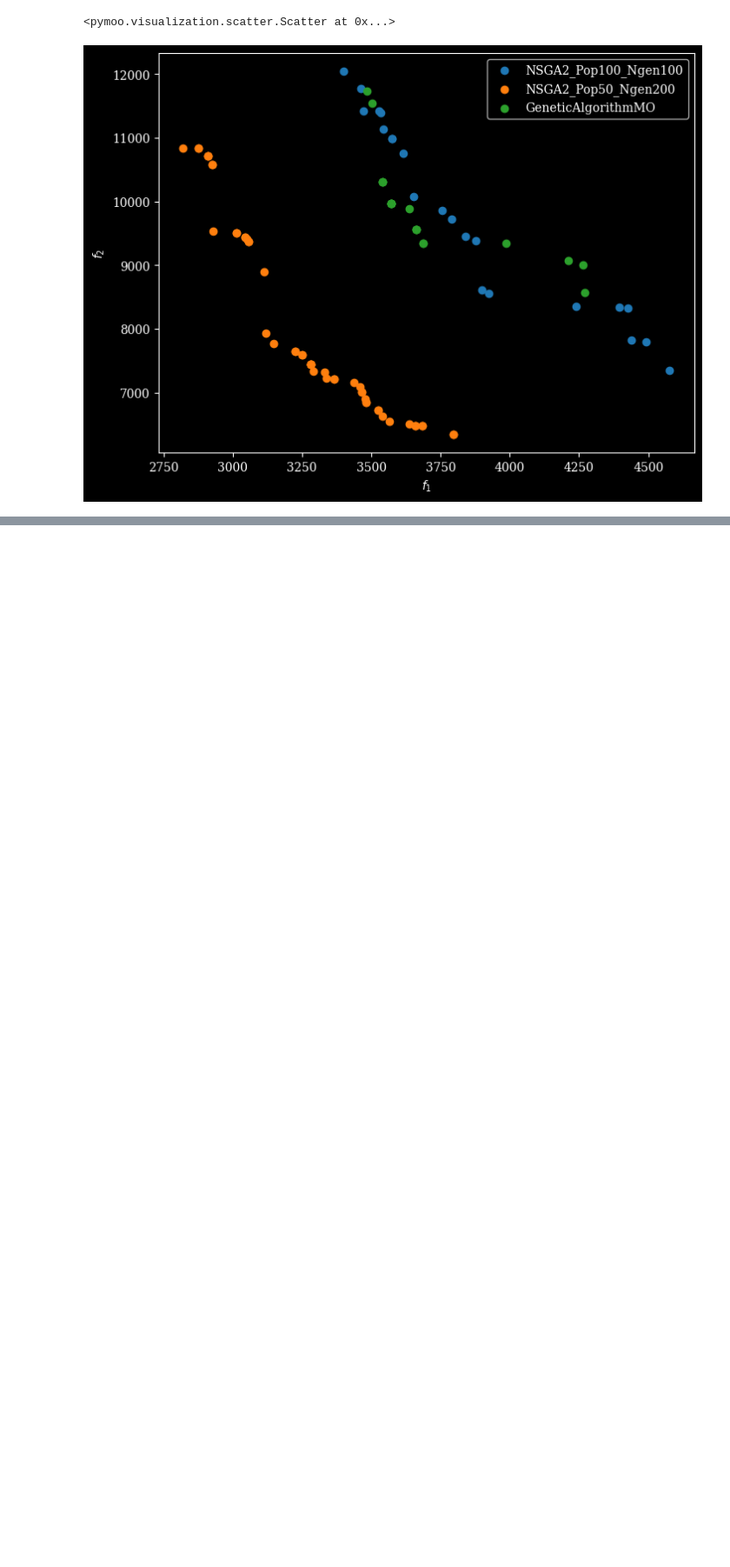
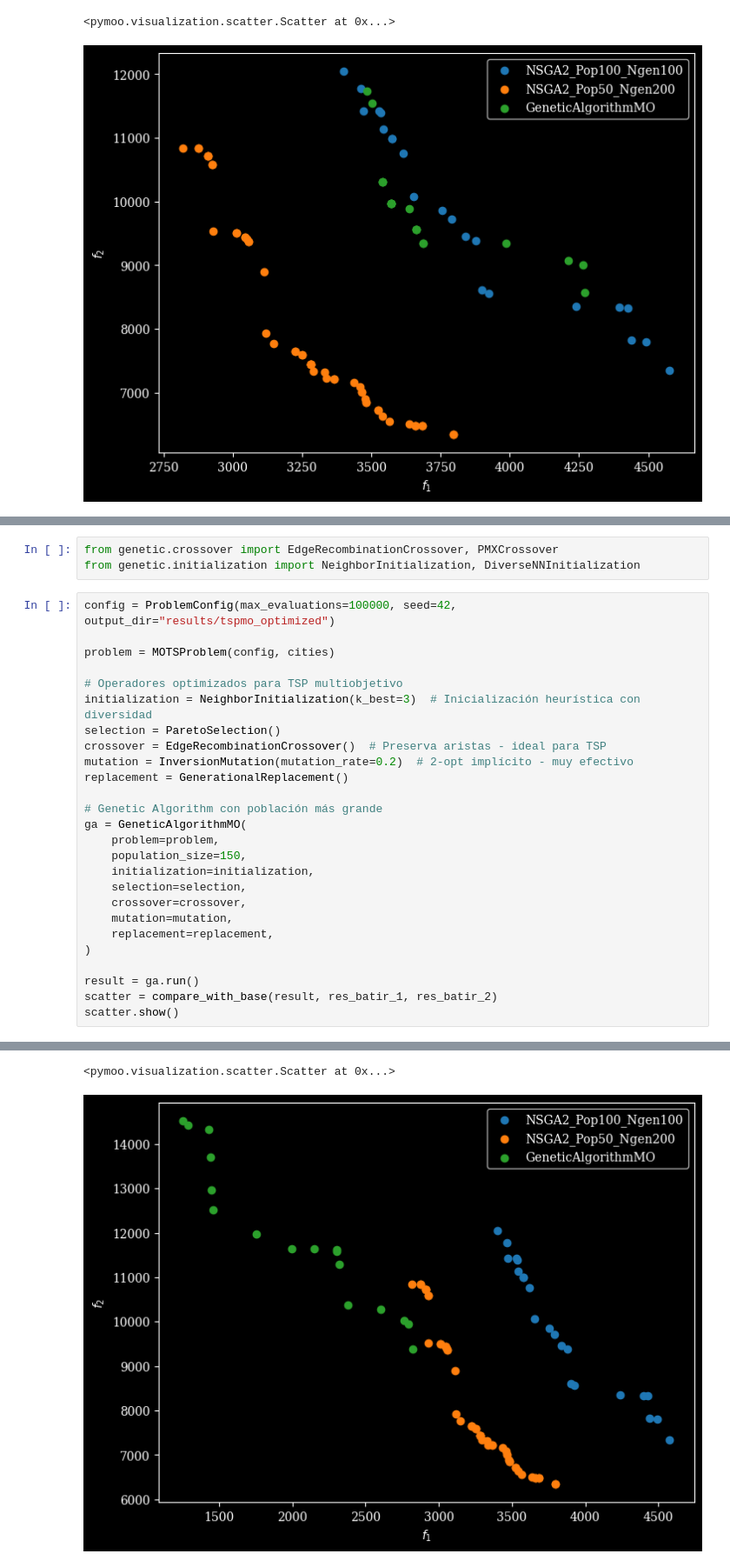
Before and after one commit to yabol02/practica_biocomp, a Jupyter notebook: notebooks/mo_tsp.ipynb, the cells around one changed output, grey strips where cells are left out. Shown at 87% size. Cells and saved outputs as stored; diff of their text form; blank space fills up the shorter version.

```diff
--- a/notebooks/mo_tsp.ipynb
+++ b/notebooks/mo_tsp.ipynb
@@ -481,0 +489,30 @@ returning result
+# %%
+from genetic.crossover import EdgeRecombinationCrossover, PMXCrossover
+from genetic.initialization import NeighborInitialization, DiverseNNInitialization
+# %%
+config = ProblemConfig(max_evaluations=100000, seed=42, output_dir="results/tspmo_optimized")
+
+problem = MOTSProblem(config, cities)
+
+# Operadores optimizados para TSP multiobjetivo
+initialization = NeighborInitialization(k_best=3)  # Inicialización heurística con diversidad
+selection = ParetoSelection()
+crossover = EdgeRecombinationCrossover()  # Preserva aristas - ideal para TSP
+mutation = InversionMutation(mutation_rate=0.2)  # 2-opt implícito - muy efectivo
+replacement = GenerationalReplacement()
+
+# Genetic Algorithm con población más grande
+ga = GeneticAlgorithmMO(
+    problem=problem,
+    population_size=150,
+    initialization=initialization,
+    selection=selection,
+    crossover=crossover,
+    mutation=mutation,
+    replacement=replacement,
+)
+
+result = ga.run()
+scatter = compare_with_base(result, res_batir_1, res_batir_2)
+scatter.show()
+# %% [output]
@@ -481,0 +536,2 @@ returning result
+<pymoo.visualization.scatter.Scatter at 0x...>
+[figure, added]
```
Also changed, not shown: parts of 6 cells of this notebook, 2 other files.
